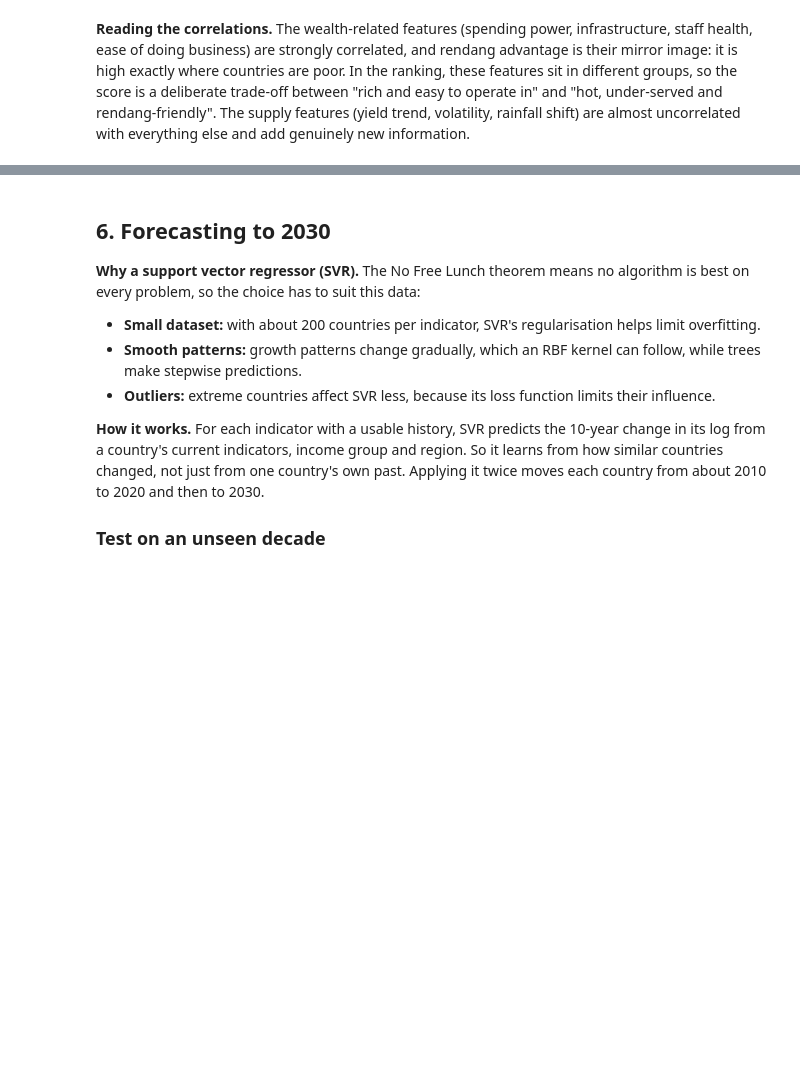
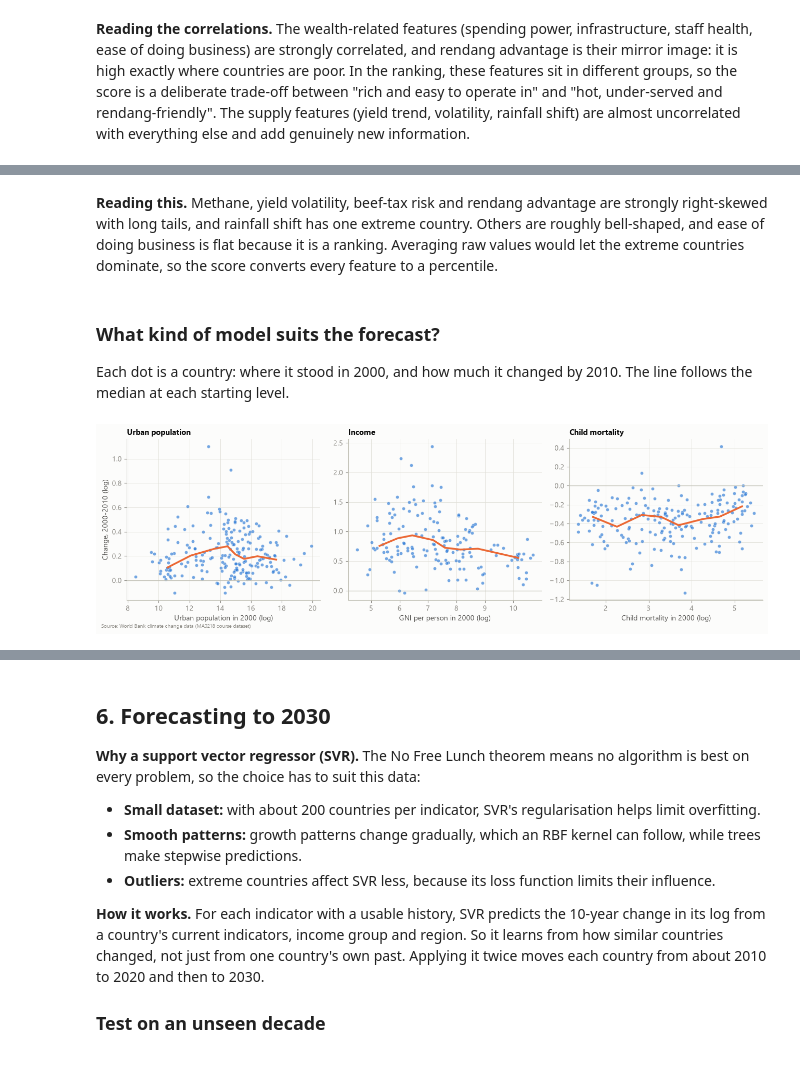
Before and after one commit to edward3423/nasipadang, a Jupyter notebook: nasipadang.ipynb, the cells around one changed output, grey strips where cells are left out. Saved outputs shown, nothing was run; the diff lists cells and outputs as text; code cells hidden in the pictures; blank space fills up the shorter version.

```diff
--- a/nasipadang.ipynb
+++ b/nasipadang.ipynb
@@ -600,0 +648,29 @@ between "rich and easy to operate in" and "hot, under-served and rendang-friendl
+# %% [markdown]
+**Reading this.** Methane, yield volatility, beef-tax risk and rendang advantage are strongly right-skewed with long tails, and rainfall shift has one extreme country. Others are roughly bell-shaped, and ease of doing business is flat because it is a ranking. Averaging raw values would let the extreme countries dominate, so the score converts every feature to a percentile.
+# %% [markdown]
+### What kind of model suits the forecast?
+
+Each dot is a country: where it stood in 2000, and how much it changed by 2010. The line follows the median at each starting level.
+# %%
+def decade_panel(ax, series, title, xlabel):
+    v = np.log(ts(series).rename(columns=int).pipe(lambda t: t.where(t > 0)))
+    start, change = v[2000], v[2010] - v[2000]
+    ok = start.notna() & change.notna()
+    ax.scatter(start[ok], change[ok], s=20, color=CAT[0], alpha=0.65, edgecolor=SURFACE, linewidth=0.4)
+    bins = pd.qcut(start[ok], 8)
+    line = pd.DataFrame({"x": start[ok], "y": change[ok]}).groupby(bins, observed=True).median()
+    ax.plot(line["x"], line["y"], color=CAT[1], lw=2.5)
+    ax.axhline(0, color=AXIS, lw=1)
+    ax.set_xlabel(xlabel)
+    ax.set_title(title, fontsize=11, pad=6)
+
+
+fig, axes = plt.subplots(1, 3, figsize=(13, 4))
+decade_panel(axes[0], "Urban population", "Urban population", "Urban population in 2000 (log)")
+decade_panel(axes[1], "GNI per capita (Atlas $)", "Income", "GNI per person in 2000 (log)")
+decade_panel(axes[2], "Under-five mortality rate (per 1,000)", "Child mortality", "Child mortality in 2000 (log)")
+axes[0].set_ylabel("Change, 2000-2010 (log)")
+plt.tight_layout()
+save(fig, "eda_forecast_patterns")
+# %% [output]
+[figure, added]
```
Also changed, not shown: parts of 13 cells of this notebook, 5 other files.
